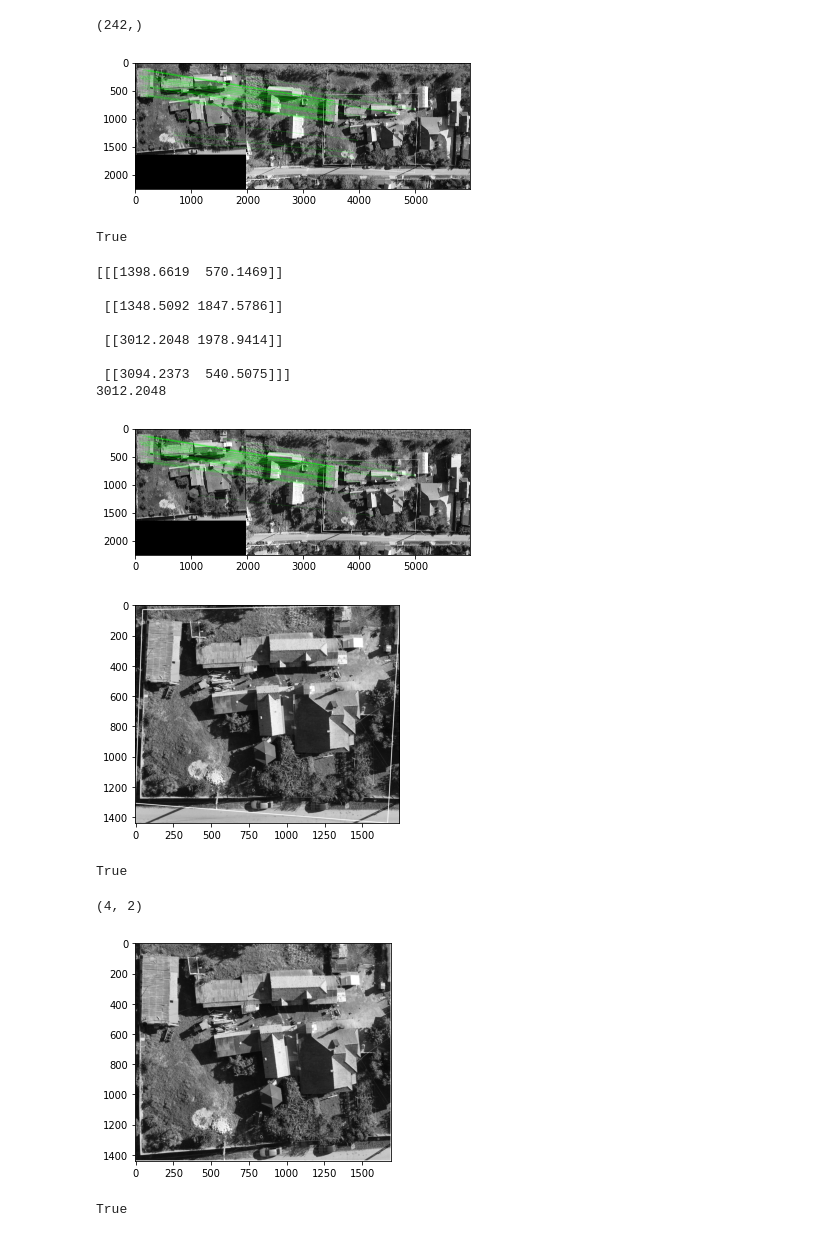
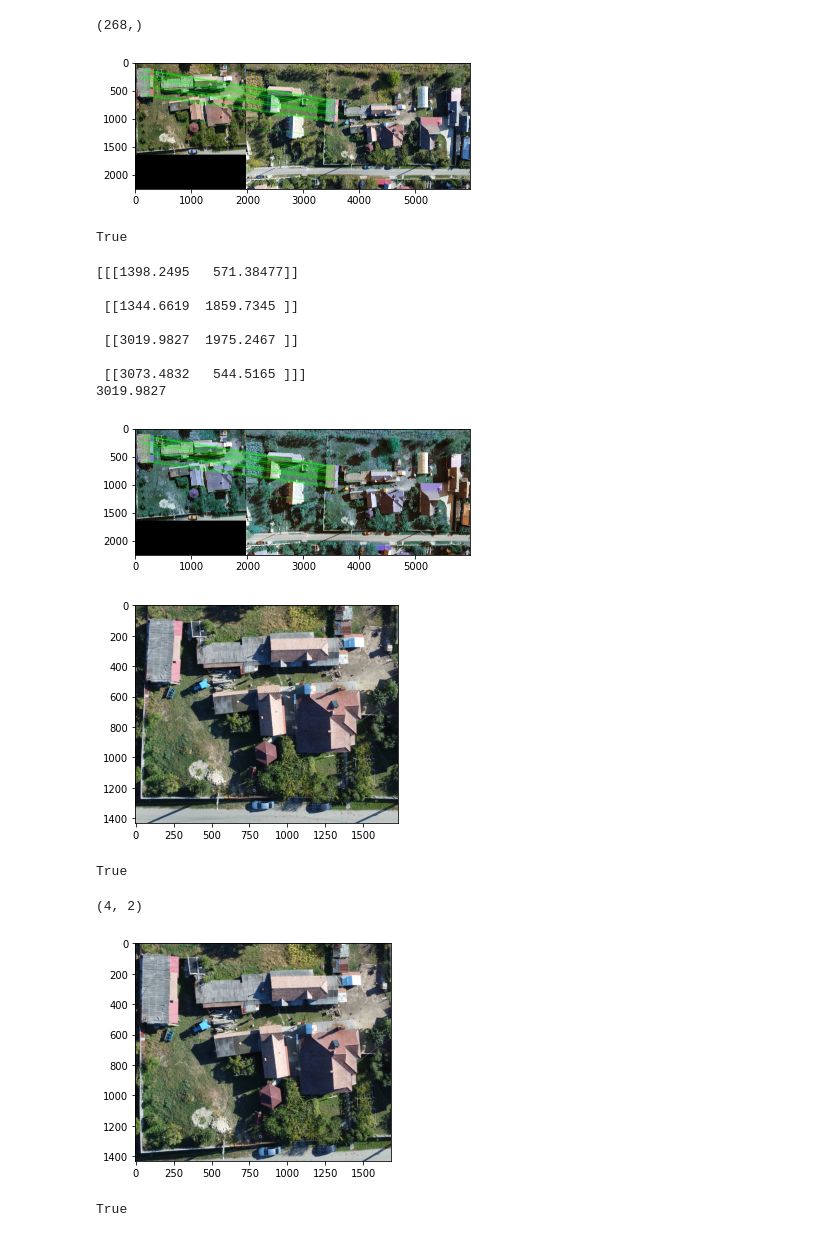
Before and after one commit to ionut-girla/change_detection, a Jupyter notebook: image_aligment.ipynb, the cells around one changed output. Drawn from its saved outputs; the diff is of its cells as text; code cells hidden in the pictures.

```diff
--- a/image_aligment.ipynb
+++ b/image_aligment.ipynb
@@ -81,9 +81,10 @@ import cv2
 import os
 
 
-img2 = cv.imread(img1_path,cv.IMREAD_GRAYSCALE)          # queryImage
-img1 = cv.imread(template_image_path,cv.IMREAD_GRAYSCALE) # trainImage
-
+img2 = cv.imread(img1_path)          # queryImage
+img2 = cv2.cvtColor(img2, cv2.COLOR_BGR2RGB)
+img1 = cv.imread(template_image_path) # trainImage
+img1 = cv2.cvtColor(img1, cv2.COLOR_BGR2RGB)
 # Initiate SIFT detector
 sift = cv.SIFT_create()
 # find the keypoints and descriptors with SIFT
@@ -102,17 +103,17 @@ for m,n in matches:
 # %%
 print(np.shape(good))
 # %% [output]
-(242,)
+(268,)
 # %%
 if len(good)>MIN_MATCH_COUNT:
     src_pts = np.float32([ kp1[m.queryIdx].pt for m in good ]).reshape(-1,1,2)
     dst_pts = np.float32([ kp2[m.trainIdx].pt for m in good ]).reshape(-1,1,2)
     M, mask = cv.findHomography(src_pts, dst_pts, cv.RANSAC,5.0)
     matchesMask = mask.ravel().tolist()
-    h,w = img1.shape
+    h,w = np.shape(img1[:,:,0])
     pts = np.float32([ [0,0],[0,h-1],[w-1,h-1],[w-1,0] ]).reshape(-1,1,2)
     dst = cv.perspectiveTransform(pts,M)
-    img2 = cv.polylines(img2,[np.int32(dst)],True,255,3, cv.LINE_AA)
+    #img2_lines = cv.polylines(img2,[np.int32(dst)],True,255,3, cv.LINE_AA)
 else:
     print( "Not enough matches are found - {}/{}".format(len(good), MIN_MATCH_COUNT) )
     matchesMask = None
@@ -125,38 +126,41 @@ img3 = cv.drawMatches(img1,kp1,img2,kp2,good,None,**draw_params)
 
 plt.imshow(img3, 'gray'),plt.show()
 # Save the output.
+img3 = cv2.cvtColor(img3, cv2.COLOR_RGB2BGR)
 cv.imwrite(results_folder + '/to_crop.jpg', img3)
 # %% [output]
-[figure, old version]
+[figure, new version]
 True
 # %%
 print(dst)
 print(dst[2][0][0])
 # %% [output]
-[[[1398.6619  570.1469]]
+[[[1398.2495   571.38477]]
 
- [[1348.5092 1847.5786]]
+ [[1344.6619  1859.7345 ]]
 
- [[3012.2048 1978.9414]]
+ [[3019.9827  1975.2467 ]]
 
- [[3094.2373  540.5075]]]
-3012.2048
+ [[3073.4832   544.5165 ]]]
+3019.9827
 # %%
 top_left_x = int(min([dst[0][0][0],dst[1][0][0],dst[2][0][0],dst[3][0][0]]))
 top_left_y = int(min([dst[0][0][1],dst[1][0][1],dst[2][0][1],dst[3][0][1]]))
 bot_right_x = int(max([dst[0][0][0],dst[1][0][0],dst[2][0][0],dst[3][0][0]]))
 bot_right_y = int(max([dst[0][0][1],dst[1][0][1],dst[2][0][1],dst[3][0][1]]))
 
 img_4 = img2[top_left_y:bot_right_y, top_left_x:bot_right_x]
 
 
 plt.imshow(img3, 'gray'),plt.show()
 plt.imshow(img_4, 'gray'),plt.show()
 # Save the output.
+
+img_4 = cv2.cvtColor(img_4, cv2.COLOR_RGB2BGR)
 cv.imwrite(results_folder + '/cropped_img.jpg', img_4)
 # %% [output]
-[figure, old version]
+[figure, new version]
-[figure, old version]
+[figure, new version]
 True
 # %%
 dst = dst.reshape(4,2)
@@ -170,11 +174,13 @@ warped = four_point_transform(img2, dst)
 plt.imshow(warped, 'gray'),plt.show()
 # Save the output.
 resized_img_2 = cv2.resize(img1, (1200, 1200))
+resized_img_2 = cv2.cvtColor(resized_img_2, cv2.COLOR_RGB2BGR)
 cv.imwrite(results_folder + '/resized_img_2.jpg', resized_img_2)
 
 
 resized_warped = cv2.resize(warped, (1200, 1200))
+resized_warped = cv2.cvtColor(resized_warped, cv2.COLOR_RGB2BGR)
 cv.imwrite(results_folder + '/resized_warped.jpg', resized_warped)
 # %% [output]
-[figure, old version]
+[figure, new version]
 True
```
Also changed, not shown: 7 other files.
